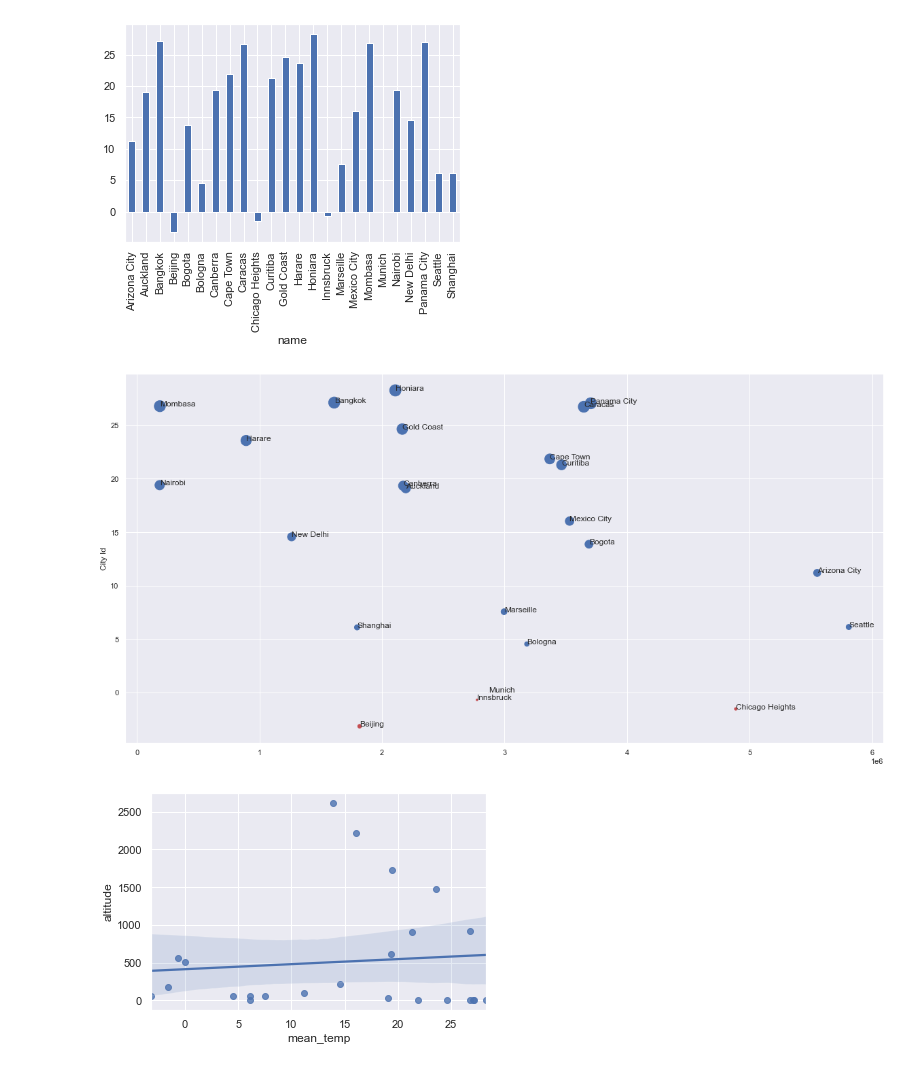
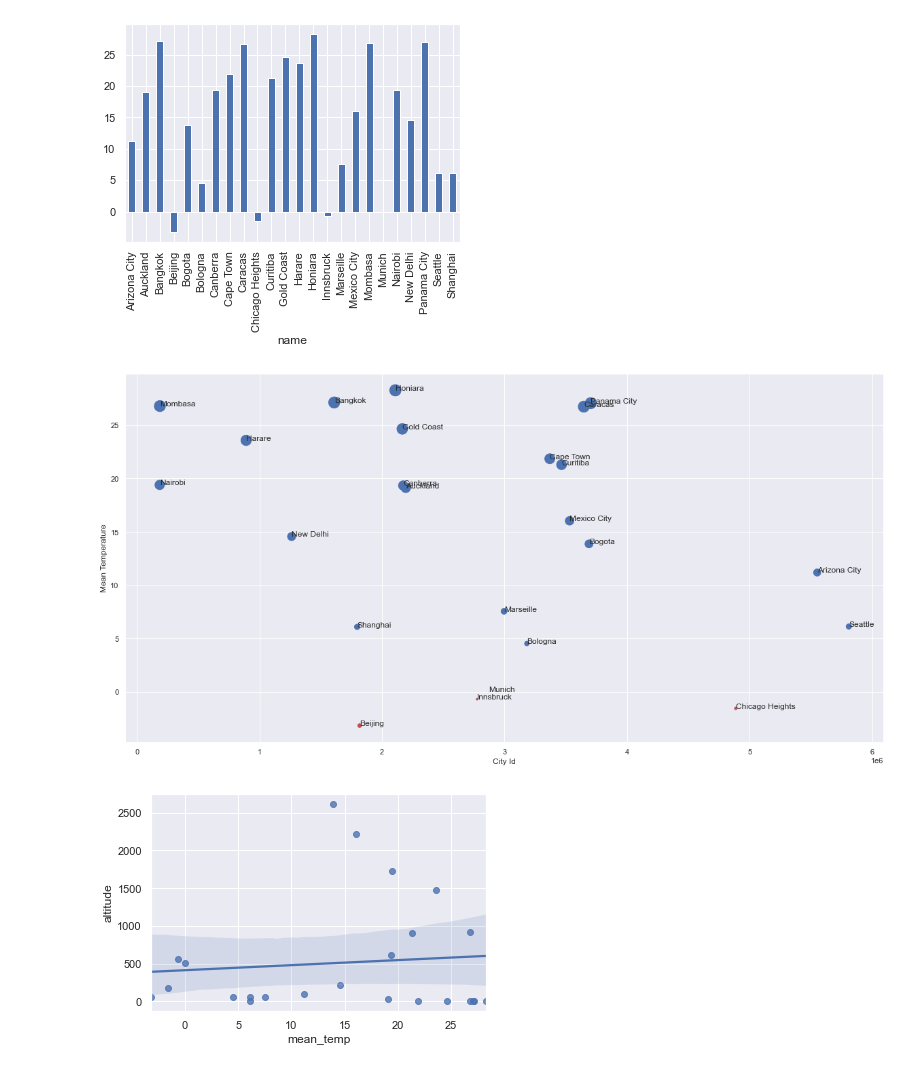
Before and after one commit to arindam31/CityWeatherAnalytics, a Jupyter notebook: Geo.ipynb, the cells around one changed output. Drawn from its saved outputs; the diff is of its cells as text; code cells hidden in the pictures.

```diff
--- a/Geo.ipynb
+++ b/Geo.ipynb
@@ -60,33 +60,33 @@ df_mean_values_cities['mean_temp'].plot.bar()
 # %%
 # Average value for the MEAN temp for each location.
 
 city_name = df_city[['city_id', 'name']]
 df_mean_values_cities.dropna()
 fig = plt.figure(figsize=(20,10))
 ax = fig.add_subplot(1, 1, 1)
 ax.set_ylabel('Mean Temperature')
-ax.set_ylabel('City Id')
+ax.set_xlabel('City Id')
 df_mean_values_cities_positive = df_mean_values_cities[df_mean_values_cities.mean_temp > 0]
 df_mean_values_cities_negative = df_mean_values_cities[df_mean_values_cities.mean_temp < 0]
 ax.scatter(df_mean_values_cities_positive.city_id,
            df_mean_values_cities_positive.mean_temp,
            color='b',
            s=df_mean_values_cities_positive['mean_temp']* 10)
 ax.scatter(df_mean_values_cities_negative.city_id,
             df_mean_values_cities_negative.mean_temp, color='r', s=df_mean_values_cities_negative['mean_temp']*-10)
 
 for key, row in df_mean_values_cities_positive.iterrows():
     _city_name = city_name.loc[city_name['city_id'] == row['city_id']]['name'].all()
     ax.annotate(_city_name, xy=(row['city_id'], row['mean_temp']))
 
 for key, row in df_mean_values_cities_negative.iterrows():
     _city_name = city_name.loc[city_name['city_id'] == row['city_id']]['name'].all()
     ax.annotate(_city_name, xy=(row['city_id'], row['mean_temp']))
 
 ax.autoscale()
 plt.show()
 # %% [output]
-[figure, old version]
+[figure, new version]
 # %%
 ax = sns.regplot(x="mean_temp",
                  y="altitude",
```
